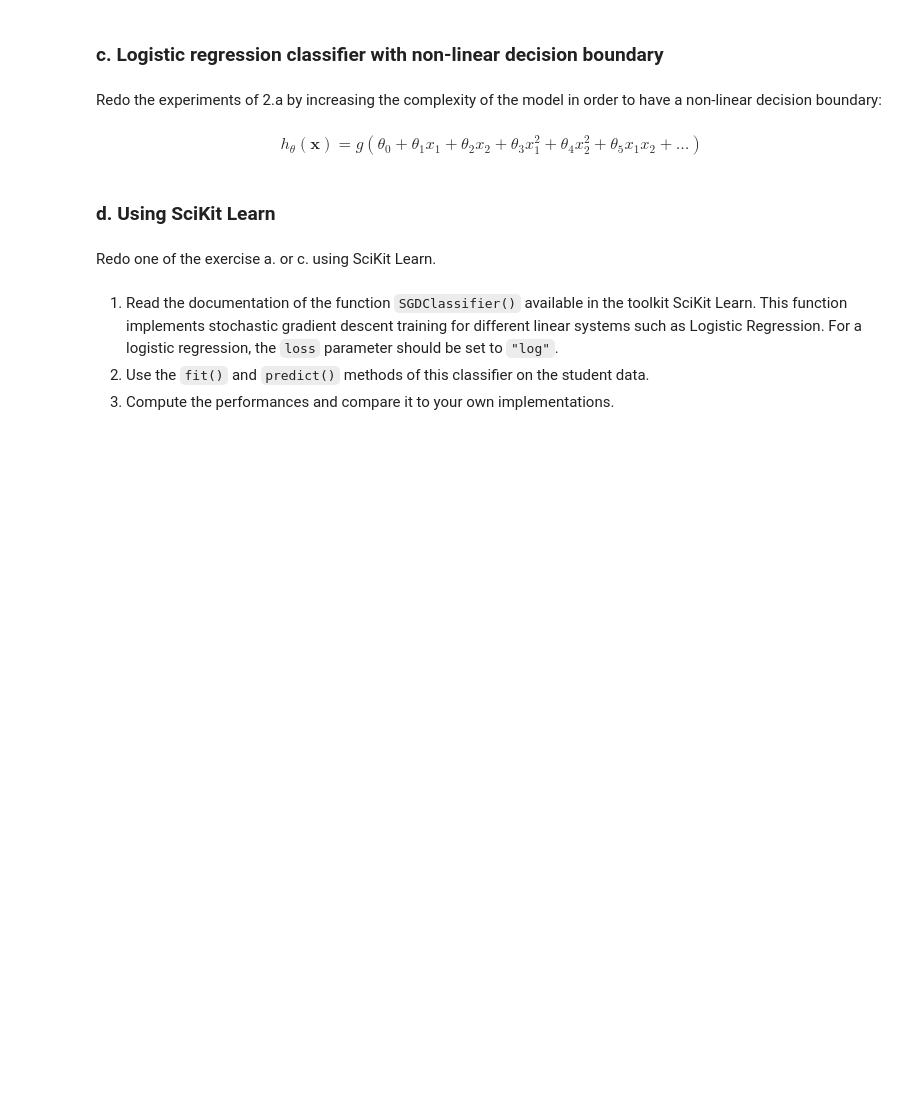
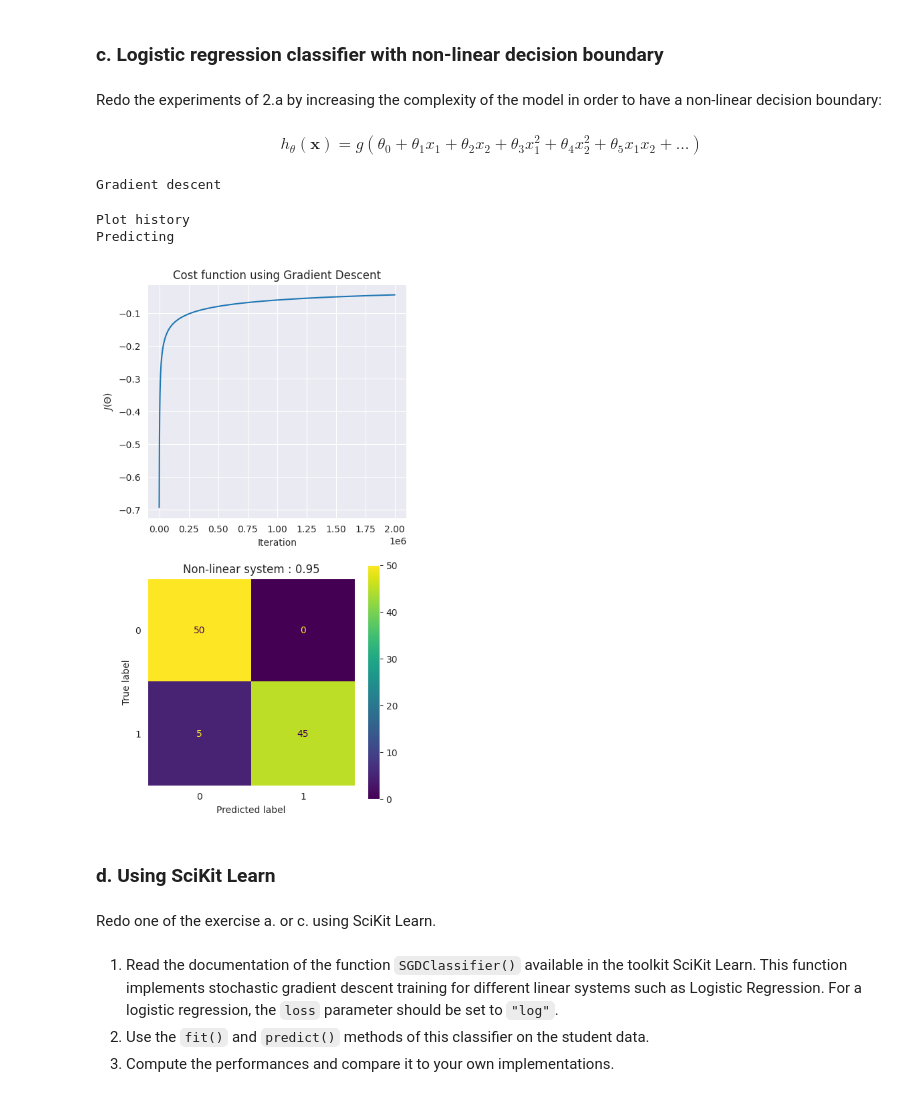
Before and after one commit to magskwa/Mache_Le, a Jupyter notebook: PW06/ex1-logistic-regression/ex1-logistic-regression-stud.ipynb, the cells around one changed output. Drawn from its saved outputs; the diff is of its cells as text; code cells hidden in the pictures; blank space fills up the shorter version.

```diff
--- a/PW06/ex1-logistic-regression/ex1-logistic-regression-stud.ipynb
+++ b/PW06/ex1-logistic-regression/ex1-logistic-regression-stud.ipynb
@@ -227,6 +252,29 @@ Redo the experiments of 2.a by increasing the complexity of the model in order t
 <center>$h_{\theta}(\mathbf{x}) = g(\theta_{0} + \theta_{1} x_{1} + \theta_{2} x_{2} + \theta_{3} x_{1}^{2} + \theta_{4} x_{2}^{2} + \theta_{5} x_{1}x_{2} + \ldots)$</center>
 # %%
 # Your code here
+X_non_linear = np.c_[X, X[:,1]**2, X[:,2]**2, X[:,1]*X[:,2]]
+X_test_non_linear = np.c_[X_test, X_test[:,1]**2, X_test[:,2]**2, X_test[:,1]*X_test[:,2]]
+
+print("Gradient descent")
+theta_non_linear, J_history = gradient_descent(X_non_linear, y, np.zeros(X_non_linear.shape[1]), 0.001, 2000000)
+
+_, ax = plt.subplots(2, 1, figsize=(5,10))
+
+print("Plot history")
+ax[0].plot(J_history)
+ax[0].set_xlabel('Iteration')
+ax[0].set_ylabel('$J(\Theta)$')
+ax[0].set_title('Cost function using Gradient Descent')
+
+print("Predicting")
+predictions_non_linear = predict(X_test_non_linear, theta_non_linear)
+
+show_perf(ax[1], "Non-linear system", y_test, predictions_non_linear)
+# %% [output]
+Gradient descent
+Plot history
+Predicting
+[figure, added]
 # %% [markdown]
 ### d. Using SciKit Learn
 # %% [markdown]
```
Also changed, not shown: parts of 13 cells of this notebook.
